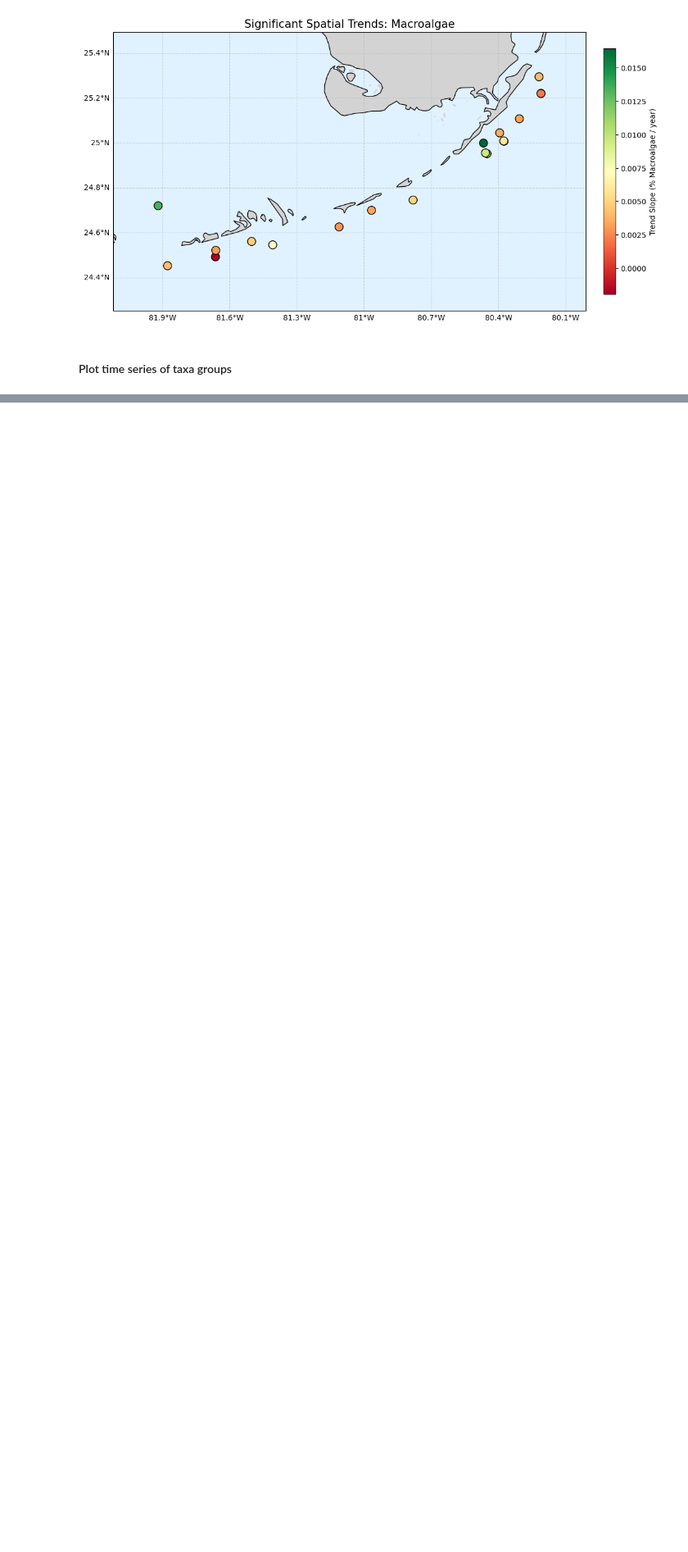
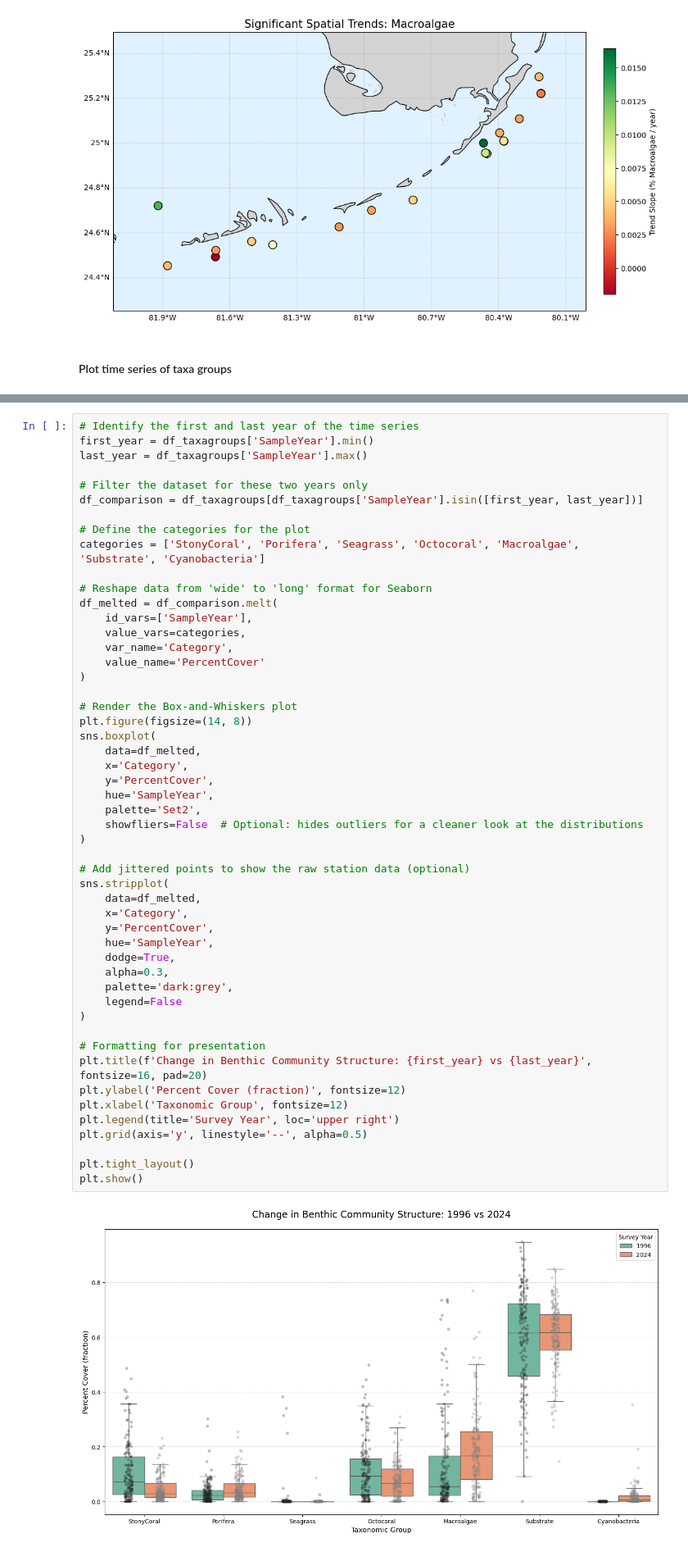
Before and after one commit to eqmh/multitressor, a Jupyter notebook: corals_stressors.ipynb, the cells around one changed output, grey strips where cells are left out. Shown at 82% size. Cells and saved outputs as stored; diff of their text form; blank space fills up the shorter version.

Commit message:
Add reef-EBQI analysis to corals_stressors.ipynb

```diff
--- a/corals_stressors.ipynb
+++ b/corals_stressors.ipynb
@@ -405,0 +410,53 @@ Taxa-Level Trend Analysis (All Sites Integrated):
+# %%
+# Identify the first and last year of the time series
+first_year = df_taxagroups['SampleYear'].min()
+last_year = df_taxagroups['SampleYear'].max()
+
+# Filter the dataset for these two years only
+df_comparison = df_taxagroups[df_taxagroups['SampleYear'].isin([first_year, last_year])]
+
+# Define the categories for the plot
+categories = ['StonyCoral', 'Porifera', 'Seagrass', 'Octocoral', 'Macroalgae', 'Substrate', 'Cyanobacteria']
+
+# Reshape data from 'wide' to 'long' format for Seaborn
+df_melted = df_comparison.melt(
+    id_vars=['SampleYear'],
+    value_vars=categories,
+    var_name='Category',
+    value_name='PercentCover'
+)
+
+# Render the Box-and-Whiskers plot
+plt.figure(figsize=(14, 8))
+sns.boxplot(
+    data=df_melted,
+    x='Category',
+    y='PercentCover',
+    hue='SampleYear',
+    palette='Set2',
+    showfliers=False  # Optional: hides outliers for a cleaner look at the distributions
+)
+
+# Add jittered points to show the raw station data (optional)
+sns.stripplot(
+    data=df_melted,
+    x='Category',
+    y='PercentCover',
+    hue='SampleYear',
+    dodge=True,
+    alpha=0.3,
+    palette='dark:grey',
+    legend=False
+)
+
+# Formatting for presentation
+plt.title(f'Change in Benthic Community Structure: {first_year} vs {last_year}', fontsize=16, pad=20)
+plt.ylabel('Percent Cover (fraction)', fontsize=12)
+plt.xlabel('Taxonomic Group', fontsize=12)
+plt.legend(title='Survey Year', loc='upper right')
+plt.grid(axis='y', linestyle='--', alpha=0.5)
+
+plt.tight_layout()
+plt.show()
+# %% [output]
+[figure, added]
```
Also changed, not shown: parts of 14 cells of this notebook.
